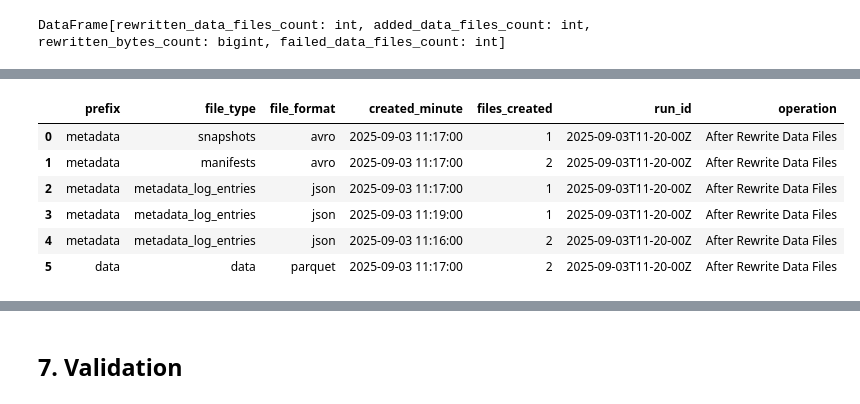
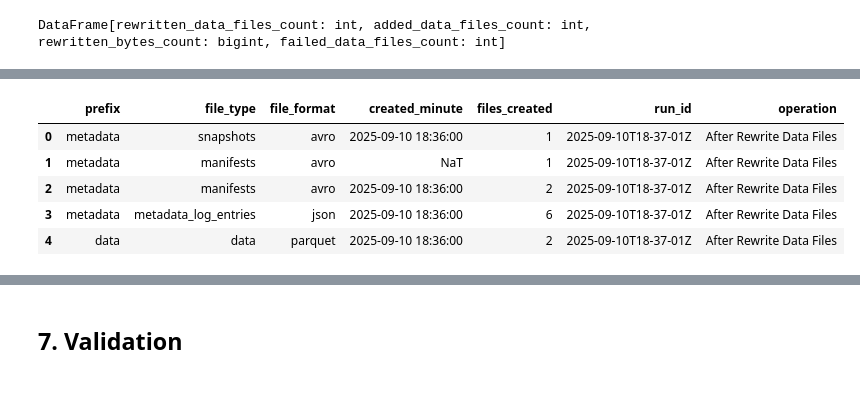
Before and after one commit to datagero/demo-iceberg-permanent-delete, a Jupyter notebook: notebooks/iceberg_pii_deletion_demo.ipynb, the cells around one changed output, grey strips where cells are left out. Saved outputs shown, nothing was run; the diff lists cells and outputs as text; code cells hidden in the pictures.

```diff
--- a/notebooks/iceberg_pii_deletion_demo.ipynb
+++ b/notebooks/iceberg_pii_deletion_demo.ipynb
@@ -1130,7 +975,7 @@ spark.table("demo.default.pii_data.history").show()
 +--------------------+-------------------+-------------------+-------------------+
 # %%
 all_previous = all_current.copy(deep=True)
-_, _, all_current = summarize_files(table_base_path, "After Expire Snapshots")
+_, _, all_current = summarize_files(spark, table_base_path, "After Expire Snapshots")
 all_current
 # %% [output]
 --- File Summary (After Expire Snapshots) ---
@@ -1192,7 +1034,7 @@ spark.sql("CALL demo.system.rewrite_data_files('default.pii_data')")
 DataFrame[rewritten_data_files_count: int, added_data_files_count: int, rewritten_bytes_count: bigint, failed_data_files_count: int]
 # %%
 all_previous = all_current.copy(deep=True)
-_, _, all_current = summarize_files(table_base_path, "After Rewrite Data Files")
+_, _, all_current = summarize_files(spark, table_base_path, "After Rewrite Data Files")
 all_current
 # %% [output]
 --- File Summary (After Rewrite Data Files) ---
@@ -1214,11 +1059,10 @@ Metadata file summary:
 +------+---------+-----------+-------------------+-------------+--------------------+------------------------+
 |  | prefix | file_type | file_format | created_minute | files_created | run_id | operation |
-| 0 | metadata | snapshots | avro | 2025-09-03 11:17:00 | 1 | 2025-09-03T11-20-00Z | After Rewrite Data Files |
-| 1 | metadata | manifests | avro | 2025-09-03 11:17:00 | 2 | 2025-09-03T11-20-00Z | After Rewrite Data Files |
-| 2 | metadata | metadata_log_entries | json | 2025-09-03 11:17:00 | 1 | 2025-09-03T11-20-00Z | After Rewrite Data Files |
-| 3 | metadata | metadata_log_entries | json | 2025-09-03 11:19:00 | 1 | 2025-09-03T11-20-00Z | After Rewrite Data Files |
-| 4 | metadata | metadata_log_entries | json | 2025-09-03 11:16:00 | 2 | 2025-09-03T11-20-00Z | After Rewrite Data Files |
-| 5 | data | data | parquet | 2025-09-03 11:17:00 | 2 | 2025-09-03T11-20-00Z | After Rewrite Data Files |
+| 0 | metadata | snapshots | avro | 2025-09-10 18:36:00 | 1 | 2025-09-10T18-37-01Z | After Rewrite Data Files |
+| 1 | metadata | manifests | avro | NaT | 1 | 2025-09-10T18-37-01Z | After Rewrite Data Files |
+| 2 | metadata | manifests | avro | 2025-09-10 18:36:00 | 2 | 2025-09-10T18-37-01Z | After Rewrite Data Files |
+| 3 | metadata | metadata_log_entries | json | 2025-09-10 18:36:00 | 6 | 2025-09-10T18-37-01Z | After Rewrite Data Files |
+| 4 | data | data | parquet | 2025-09-10 18:36:00 | 2 | 2025-09-10T18-37-01Z | After Rewrite Data Files |
 # %%
 # Compare
 diff = diff_summaries(all_previous, all_current)
```
Also changed, not shown: parts of 60 cells of this notebook, 8 other files.
